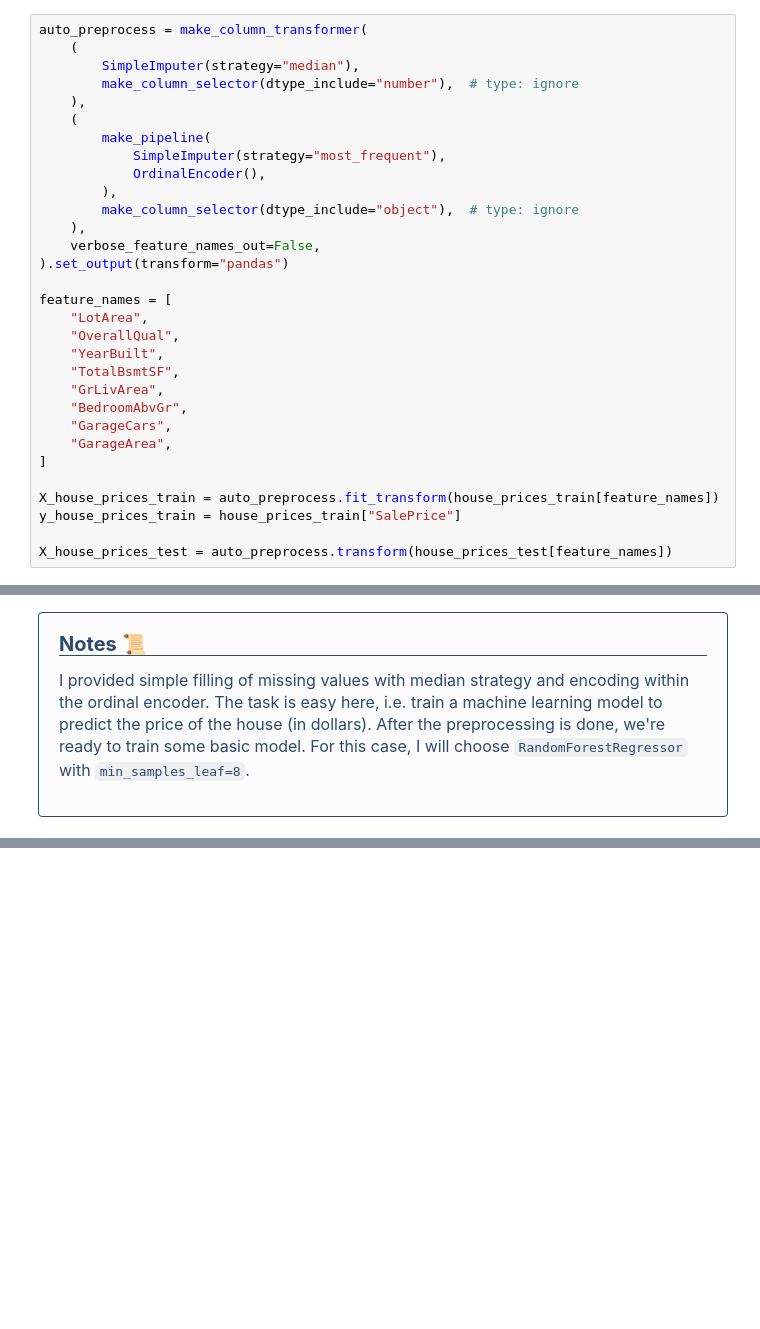
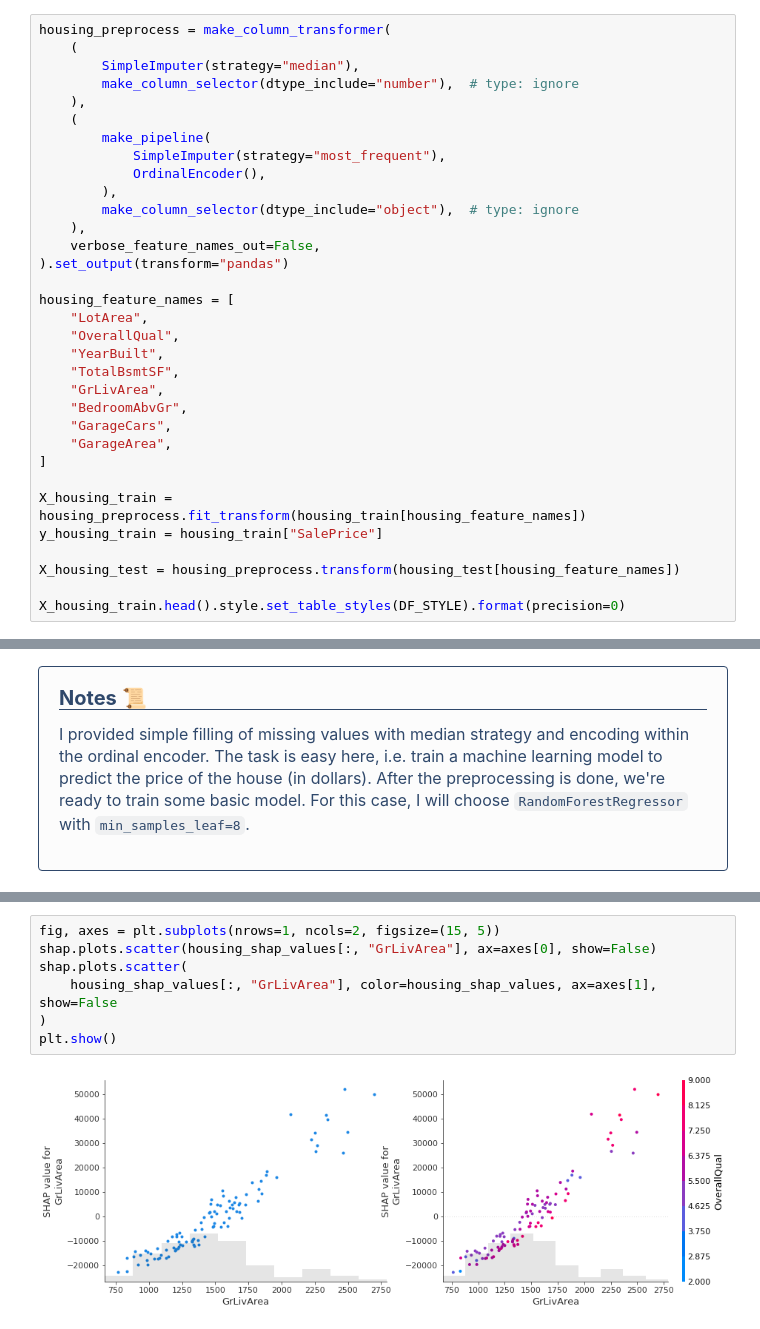
Before and after one commit to mateuszk098/kaggle-notebooks, a Jupyter notebook: shap_shapley_values/shap_notes.ipynb, the cells around one changed output, grey strips where cells are left out. Cells and saved outputs as stored; diff of their text form; blank space fills up the shorter version.

```diff
--- a/shap_shapley_values/shap_notes.ipynb
+++ b/shap_shapley_values/shap_notes.ipynb
@@ -731,7 +745,7 @@ house_prices_train.head().style.set_table_styles(DF_STYLE)
 </p>
 </blockquote>
 # %%
-auto_preprocess = make_column_transformer(
+housing_preprocess = make_column_transformer(
     (
         SimpleImputer(strategy="median"),
         make_column_selector(dtype_include="number"),  # type: ignore
@@ -746,7 +760,7 @@ auto_preprocess = make_column_transformer(
     verbose_feature_names_out=False,
 ).set_output(transform="pandas")
 
-feature_names = [
+housing_feature_names = [
     "LotArea",
     "OverallQual",
     "YearBuilt",
@@ -757,7 +771,9 @@ feature_names = [
     "GarageArea",
 ]
 
-X_house_prices_train = auto_preprocess.fit_transform(house_prices_train[feature_names])
-y_house_prices_train = house_prices_train["SalePrice"]
+X_housing_train = housing_preprocess.fit_transform(housing_train[housing_feature_names])
+y_housing_train = housing_train["SalePrice"]
 
-X_house_prices_test = auto_preprocess.transform(house_prices_test[feature_names])
+X_housing_test = housing_preprocess.transform(housing_test[housing_feature_names])
+
+X_housing_train.head().style.set_table_styles(DF_STYLE).format(precision=0)
@@ -1068,0 +986,9 @@ shap.decision_plot(
+# %%
+fig, axes = plt.subplots(nrows=1, ncols=2, figsize=(15, 5))
+shap.plots.scatter(housing_shap_values[:, "GrLivArea"], ax=axes[0], show=False)
+shap.plots.scatter(
+    housing_shap_values[:, "GrLivArea"], color=housing_shap_values, ax=axes[1], show=False
+)
+plt.show()
+# %% [output]
+[figure, added]
```
Also changed, not shown: parts of 63 cells of this notebook.
